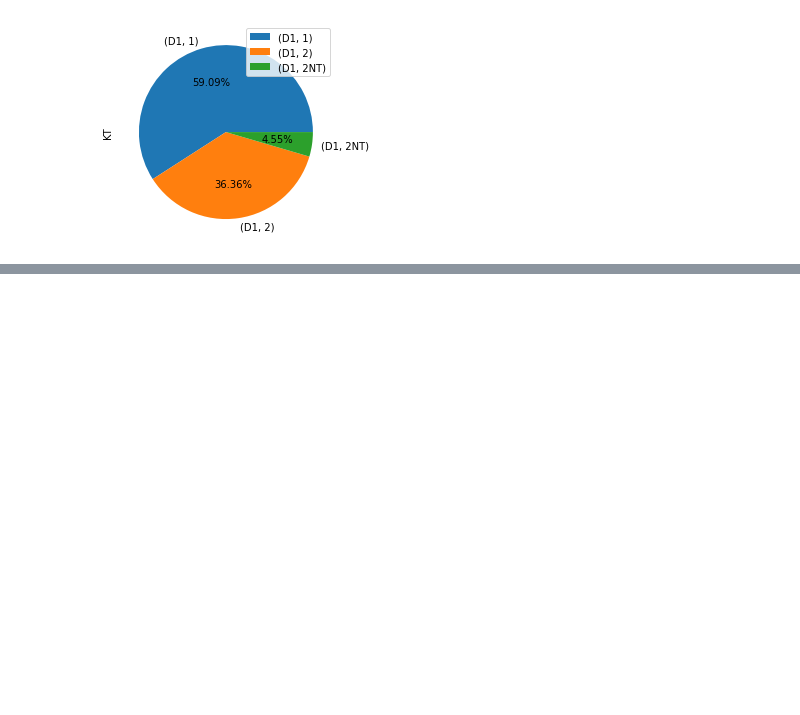
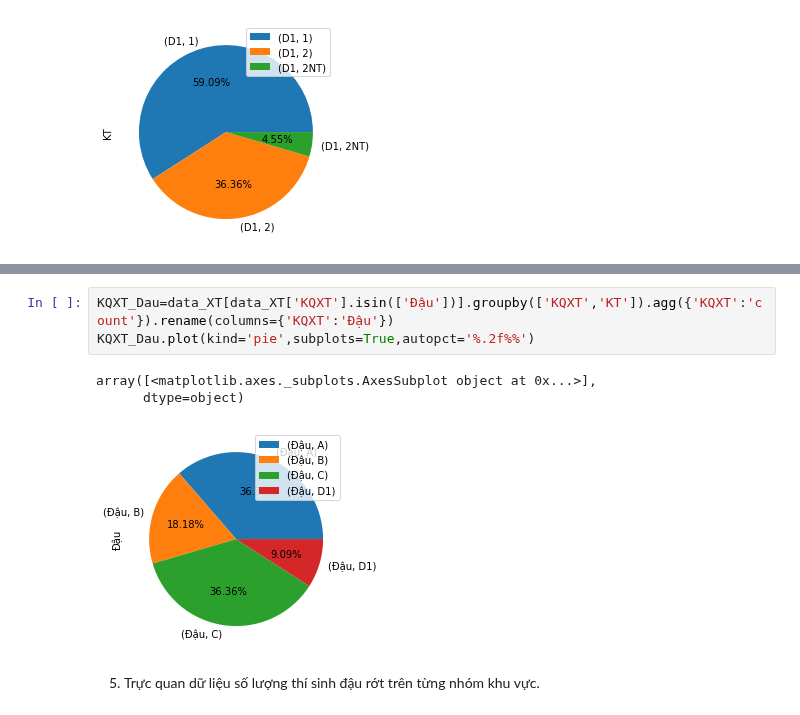
Before and after one commit to trinhvanypro1/-DataAnalystDeepLearning, a Jupyter notebook: Lab2.ipynb, the cells around one changed output, grey strips where cells are left out. Cells and saved outputs as stored; diff of their text form; blank space fills up the shorter version.

```diff
--- a/Lab2.ipynb
+++ b/Lab2.ipynb
@@ -308,0 +333,9 @@ array([<matplotlib.axes._subplots.AxesSubplot object at 0x...>],
+# %%
+KQXT_Dau=data_XT[data_XT['KQXT'].isin(['Đậu'])].groupby(['KQXT','KT']).agg({'KQXT':'count'}).rename(columns={'KQXT':'Đậu'})
+KQXT_Dau.plot(kind='pie',subplots=True,autopct='%.2f%%')
+# %% [output]
+array([<matplotlib.axes._subplots.AxesSubplot object at 0x...>],
+      dtype=object)
+[figure, added]
+# %% [markdown]
+5. Trực quan dữ liệu số lượng thí sinh đậu rớt trên từng nhóm khu vực.
```
Also changed, not shown: parts of 23 cells of this notebook.
